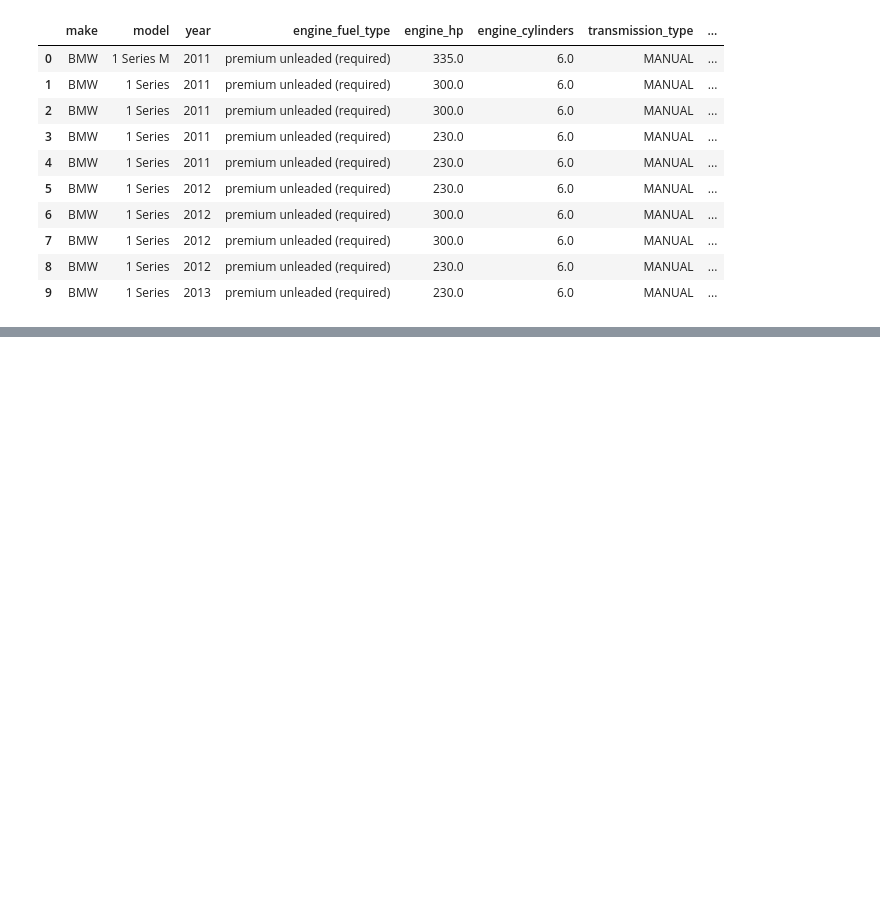
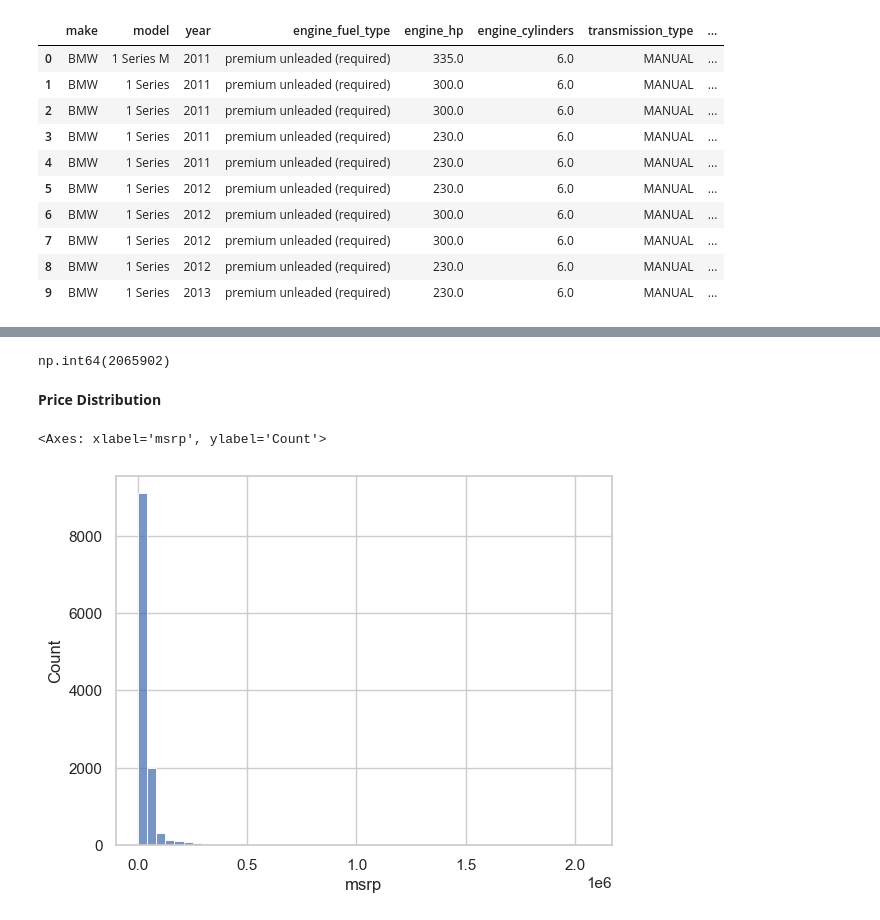
Before and after one commit to musondaAlexander/zoom-camp-machine-learning, a Jupyter notebook: week_two/car_predition.ipynb, the cells around one changed output, grey strips where cells are left out. Drawn from its saved outputs; the diff is of its cells as text; code cells hidden in the pictures; blank space fills up the shorter version.

```diff
--- a/week_two/car_predition.ipynb
+++ b/week_two/car_predition.ipynb
@@ -109,0 +148,3 @@ df.head(10)
+# %%
+for i in list:
+    df[i] = df[i].str.lower().str.replace(' ', '_')
@@ -109,0 +185,8 @@ df.head(10)
+# %%
+#check for the highest price valuse of msrp
+
+df['msrp'].max()
+# %% [output]
+np.int64(2065902)
+# %% [markdown]
+**Price Distribution**
@@ -109,0 +198,6 @@ df.head(10)
+# %%
+sns.set(style="whitegrid")
+sns.histplot(df['msrp'], bins=50, )
+# %% [output]
+<Axes: xlabel='msrp', ylabel='Count'>
+[figure, added]
```
Also changed, not shown: parts of 9 cells of this notebook.
